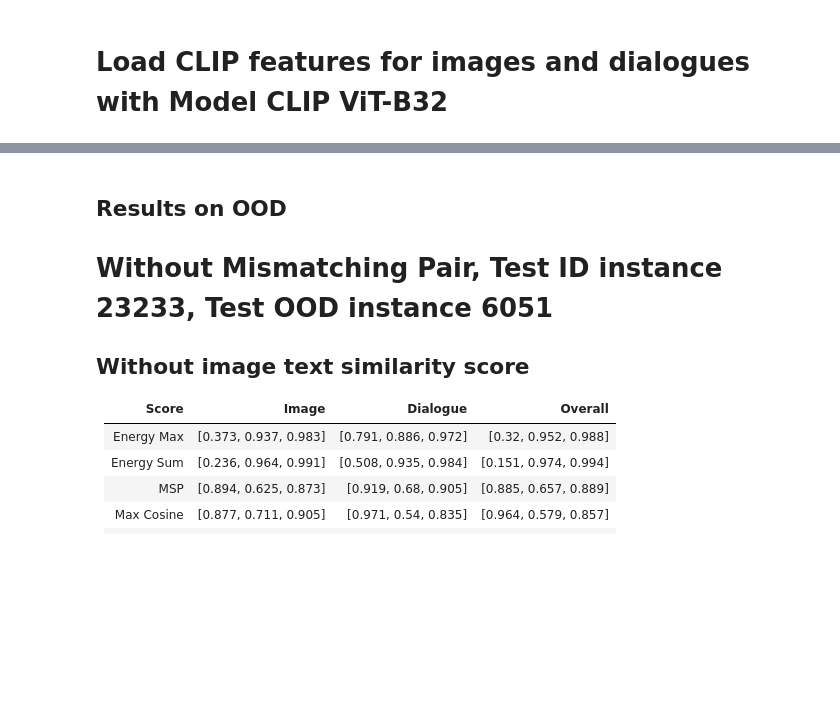
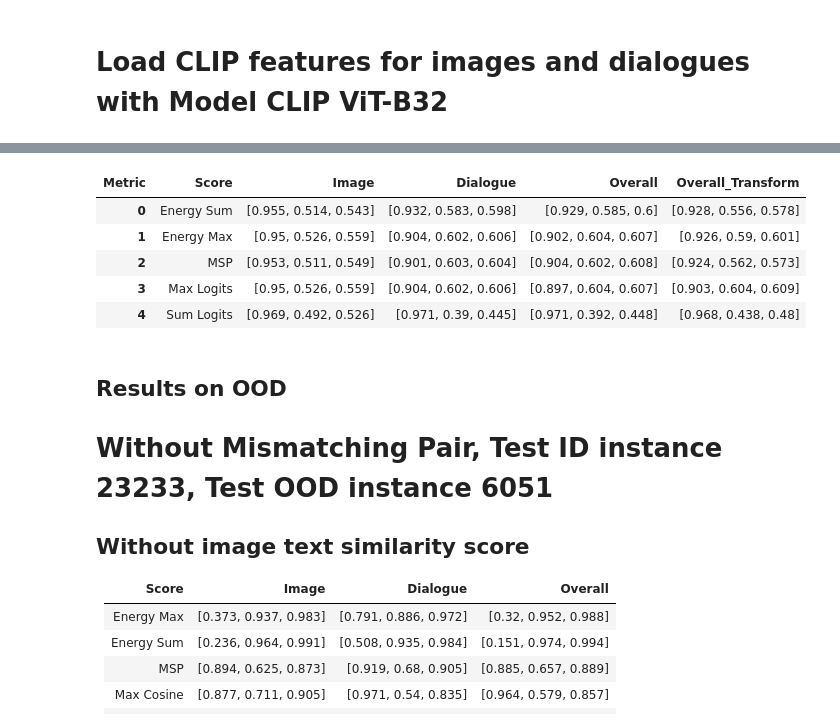
Before and after one commit to wfyitf/multimodal_ood, a Jupyter notebook: notebooks/meld_run.ipynb, the cells around one changed output, grey strips where cells are left out. Cells and saved outputs as stored; diff of their text form; code cells hidden in the pictures; blank space fills up the shorter version.

```diff
--- a/notebooks/meld_run.ipynb
+++ b/notebooks/meld_run.ipynb
@@ -309,18 +370,6 @@ def eval_dict(score):
 
 # Define the metrics and corresponding functions
 metric_functions = {
-    "Max Cosine": {
-        "Image": eval_dict('image_score_max'),
-        "Dialogue": eval_dict('dialogue_score_max'),
-        "Overall": eval_dict('overall_simialrity'),
-        "Overall_Transform": eval_dict('overall_simialrity_transform')
-    },
-    "Sum Cosine": {
-        "Image": eval_dict('image_score'),
-        "Dialogue": eval_dict('dialogue_score'),
-        "Overall": eval_dict('overall_simialrity_sum'),
-        "Overall_Transform": eval_dict('overall_simialrity_transform_sum')
-    },
     "Energy Sum": {
         "Image": eval_dict('energy_sum_image'),
         "Dialogue": eval_dict('energy_sum_dialogue'),
@@ -338,12 +387,6 @@ metric_functions = {
         "Dialogue": eval_dict('msp_max_dialogue'),
         "Overall": eval_dict('msp_overall_simialrity_max'),
         "Overall_Transform": eval_dict('msp_overall_simialrity_max_transform')
-    },
-    "Max Prob": {
-        "Image": eval_dict('mp_max_image'),
-        "Dialogue": eval_dict('mp_max_dialogue'),
-        "Overall": eval_dict('mp_overall_simialrity_max'),
-        "Overall_Transform": eval_dict('mp_overall_simialrity_max_transform')
     },
     "Max Logits": {
         "Image": eval_dict('logits_max_image'),
@@ -373,8 +416,17 @@ df['Value'] = df['Value'].apply(lambda x: round(x, 3))
 result = df.groupby(['Metric', 'Score'])['Value'].agg(list).unstack().transpose()
 result_df = result[['Image', 'Dialogue', 'Overall', 'Overall_Transform']]
 result_df.reset_index(inplace=True)
-order = ['Max Cosine', 'Sum Cosine', 'Energy Sum', 'Energy Max', 'MSP', 'Max Prob', 'Max Logits', 'Sum Logits']
+order = ['Energy Sum', 'Energy Max', 'MSP', 'Max Logits', 'Sum Logits']
 result_df = result_df.set_index('Score').loc[order].reset_index()
+# %%
+result_df
+# %% [output]
+| Metric | Score | Image | Dialogue | Overall | Overall_Transform |
+| 0 | Energy Sum | [0.955, 0.514, 0.543] | [0.932, 0.583, 0.598] | [0.929, 0.585, 0.6] | [0.928, 0.556, 0.578] |
+| 1 | Energy Max | [0.95, 0.526, 0.559] | [0.904, 0.602, 0.606] | [0.902, 0.604, 0.607] | [0.926, 0.59, 0.601] |
+| 2 | MSP | [0.953, 0.511, 0.549] | [0.901, 0.603, 0.604] | [0.904, 0.602, 0.608] | [0.924, 0.562, 0.573] |
+| 3 | Max Logits | [0.95, 0.526, 0.559] | [0.904, 0.602, 0.606] | [0.897, 0.604, 0.607] | [0.903, 0.604, 0.609] |
+| 4 | Sum Logits | [0.969, 0.492, 0.526] | [0.971, 0.39, 0.445] | [0.971, 0.392, 0.448] | [0.968, 0.438, 0.48] |
 # %%
 def convert_to_percentage(lst):
     return ' / '.join(f'{x*100:.1f}' for x in lst)
```
Also changed, not shown: parts of 20 cells of this notebook, 1 other file.
